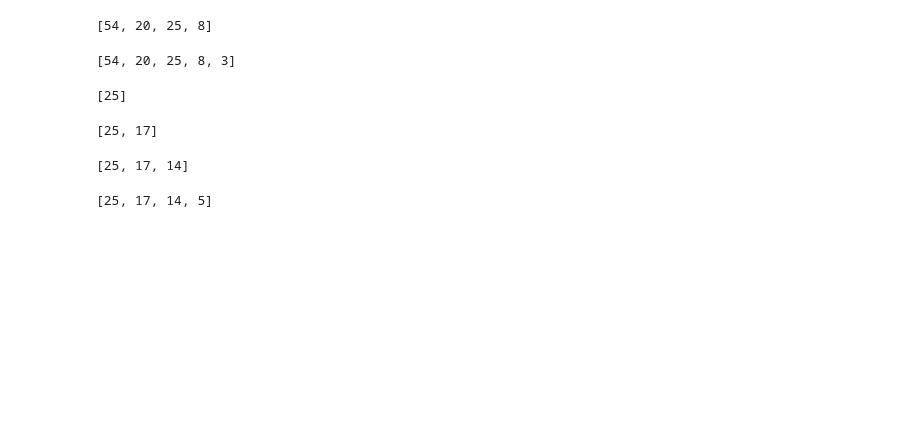
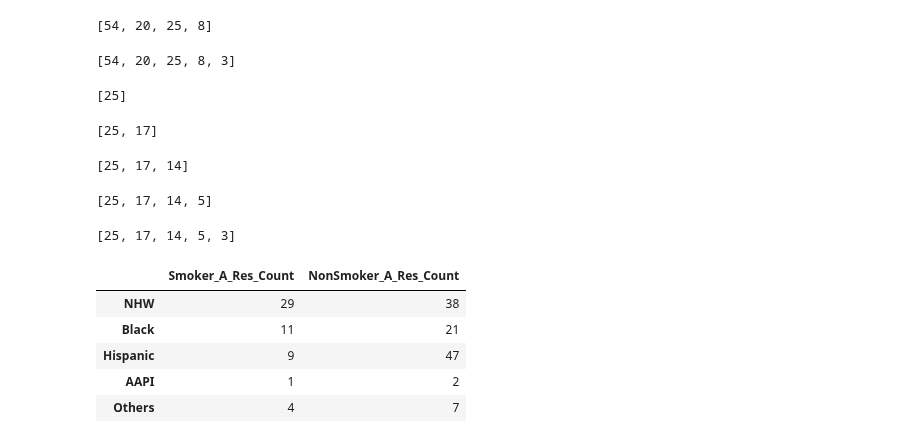
Before and after one commit to HSaleem352/Bootcamp-Project1, a Jupyter notebook: data_cleaning_MB.ipynb, the cells around one changed output. Drawn from its saved outputs; the diff is of its cells as text; code cells hidden in the pictures; blank space fills up the shorter version.

```diff
--- a/data_cleaning_MB.ipynb
+++ b/data_cleaning_MB.ipynb
@@ -1137,7 +1137,32 @@ try:
     NonSmoker_A_Prog_O = Cancer_Covid_Race_Smoking_df.loc[(Cancer_Covid_Race_Smoking_df["der_smoking2"] == "Never") & (Cancer_Covid_Race_Smoking_df["der_cancer_status_v4"] == "Active and progressing")
                                                           & (Cancer_Covid_Race_Smoking_df["der_race_v2"] == "Other")]
     NonSmoker_A_Prog_O_Count = len(NonSmoker_A_Prog_O)
-    Smoker_A_Prog_Count.append(Smoker_A_Prog_O_Count)
-    print(Smoker_A_Prog_Count)
+    NonSmoker_A_Prog_Count.append(NonSmoker_A_Prog_O_Count)
+    print(NonSmoker_A_Prog_Count)
 except:
     print("No Result was found")
+# %% [output]
+[25, 17, 14, 5, 3]
+# %%
+# Active and responding BC
+# Creating a data frame which includes both the Smoker_A_Res_Count & NonSmoker_A_Res_Count for comparison as well as plotting.
+# NHW = Non-Hispanic White
+# AAPI = Asian Americans and Pacific Islanders
+Race_Ethnicity = ["NHW", "Black" , "Hispanic", "AAPI", "Others"]
+
+A_Res_BC_Smoker_NonSmoker_DF = pd.DataFrame (
+    {
+        "Smoker_A_Res_Count" : Smoker_A_Res_Count,
+        "NonSmoker_A_Res_Count" : NonSmoker_A_Res_Count},
+        index = Race_Ethnicity
+
+)
+
+A_Res_BC_Smoker_NonSmoker_DF
+# %% [output]
+|  | Smoker_A_Res_Count | NonSmoker_A_Res_Count |
+| NHW | 29 | 38 |
+| Black | 11 | 21 |
+| Hispanic | 9 | 47 |
+| AAPI | 1 | 2 |
+| Others | 4 | 7 |
```
Also changed, not shown: parts of 10 cells of this notebook, 8 other files.
